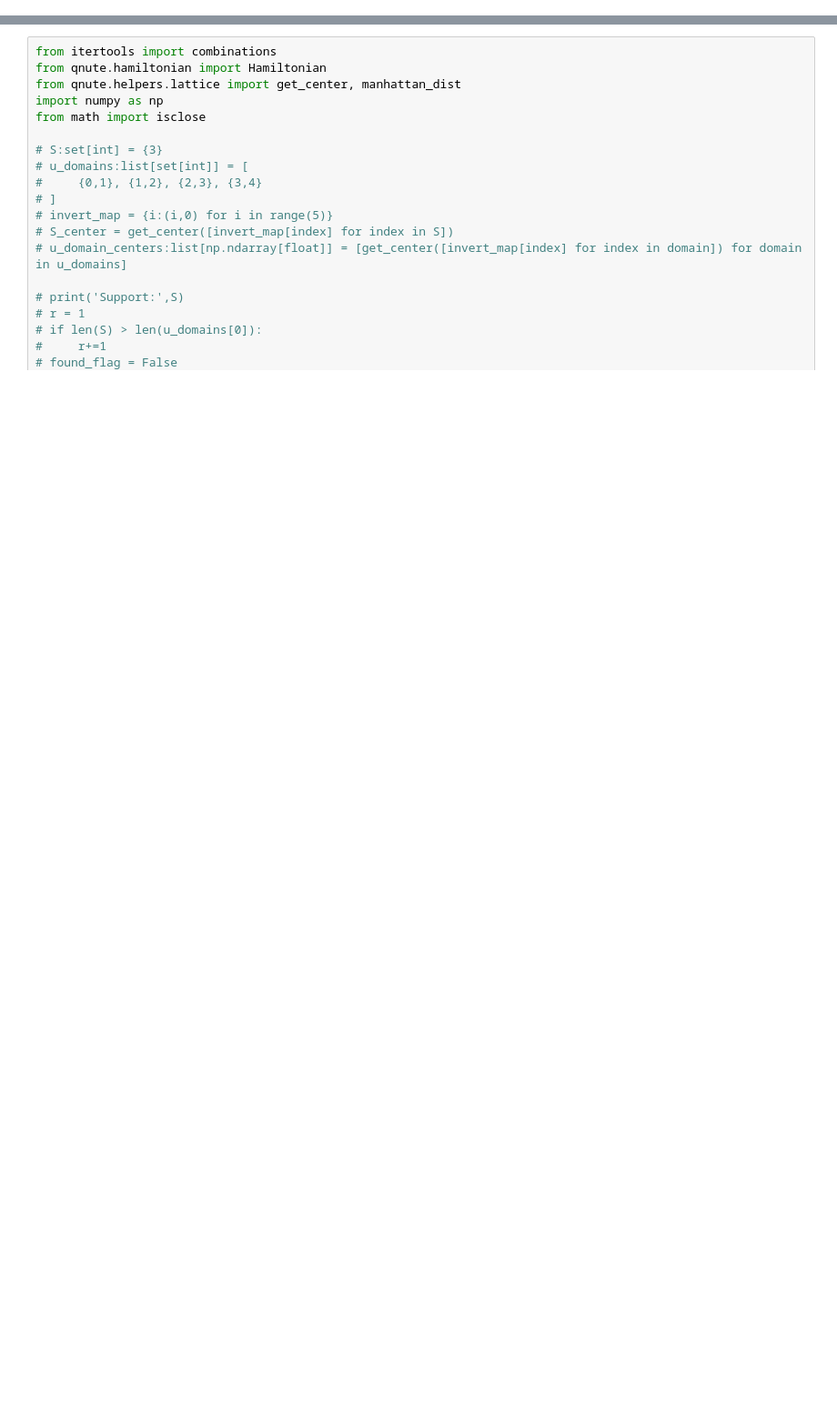
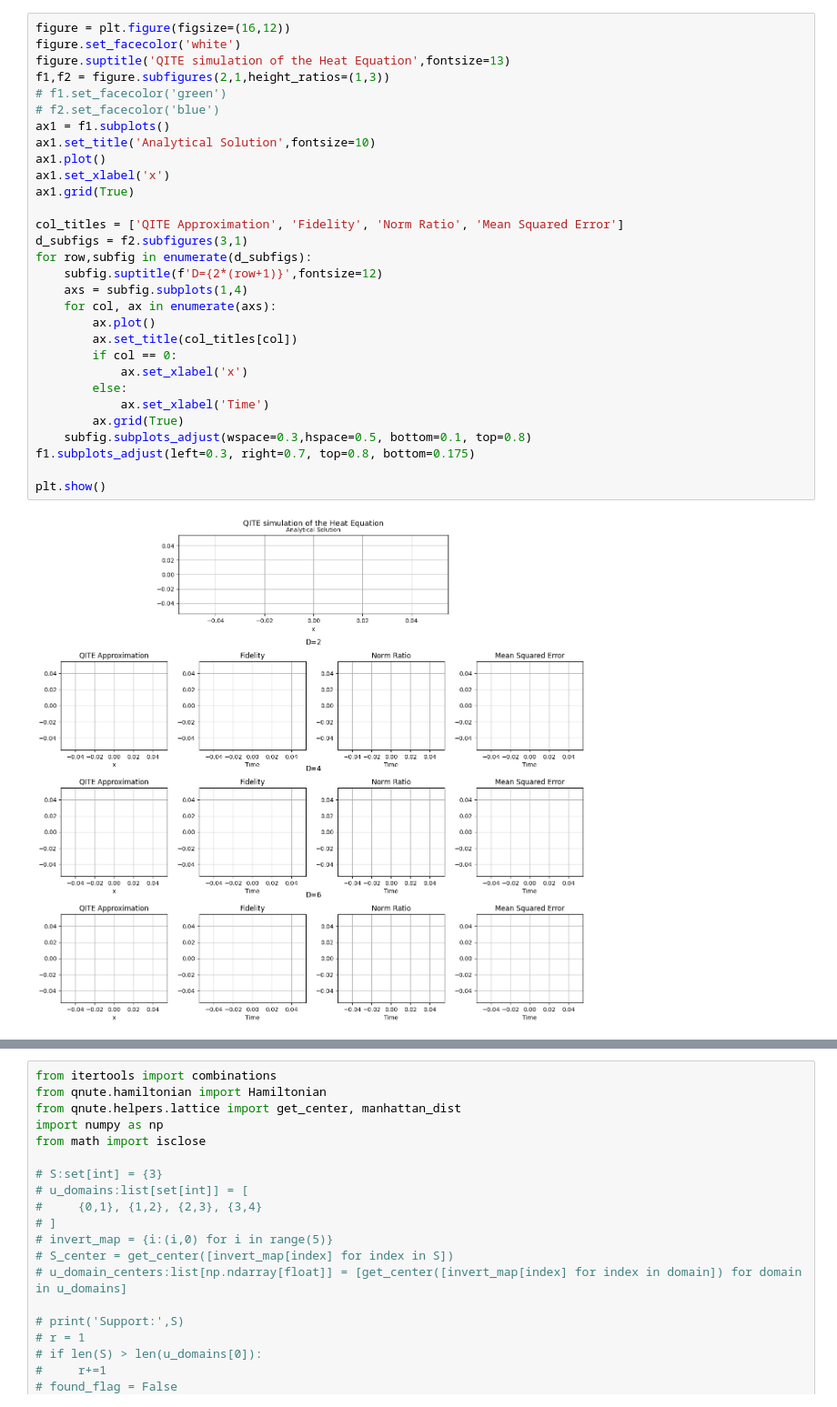
Before and after one commit to KnightShuffler/Quantum-Non-Unitary-Time-Evolution-Public-, a Jupyter notebook: sandbox.ipynb, the cells around one changed output, grey strips where cells are left out. Shown at 91% size. Drawn from its saved outputs; the diff is of its cells as text; blank space fills up the shorter version.

```diff
--- a/sandbox.ipynb
+++ b/sandbox.ipynb
@@ -0,0 +149,32 @@
+# %%
+figure = plt.figure(figsize=(16,12))
+figure.set_facecolor('white')
+figure.suptitle('QITE simulation of the Heat Equation',fontsize=13)
+f1,f2 = figure.subfigures(2,1,height_ratios=(1,3))
+# f1.set_facecolor('green')
+# f2.set_facecolor('blue')
+ax1 = f1.subplots()
+ax1.set_title('Analytical Solution',fontsize=10)
+ax1.plot()
+ax1.set_xlabel('x')
+ax1.grid(True)
+
+col_titles = ['QITE Approximation', 'Fidelity', 'Norm Ratio', 'Mean Squared Error']
+d_subfigs = f2.subfigures(3,1)
+for row,subfig in enumerate(d_subfigs):
+    subfig.suptitle(f'D={2*(row+1)}',fontsize=12)
+    axs = subfig.subplots(1,4)
+    for col, ax in enumerate(axs):
+        ax.plot()
+        ax.set_title(col_titles[col])
+        if col == 0:
+            ax.set_xlabel('x')
+        else:
+            ax.set_xlabel('Time')
+        ax.grid(True)
+    subfig.subplots_adjust(wspace=0.3,hspace=0.5, bottom=0.1, top=0.8)
+f1.subplots_adjust(left=0.3, right=0.7, top=0.8, bottom=0.175)
+
+plt.show()
+# %% [output]
+[figure, added]
```
Also changed, not shown: parts of 10 cells of this notebook.
